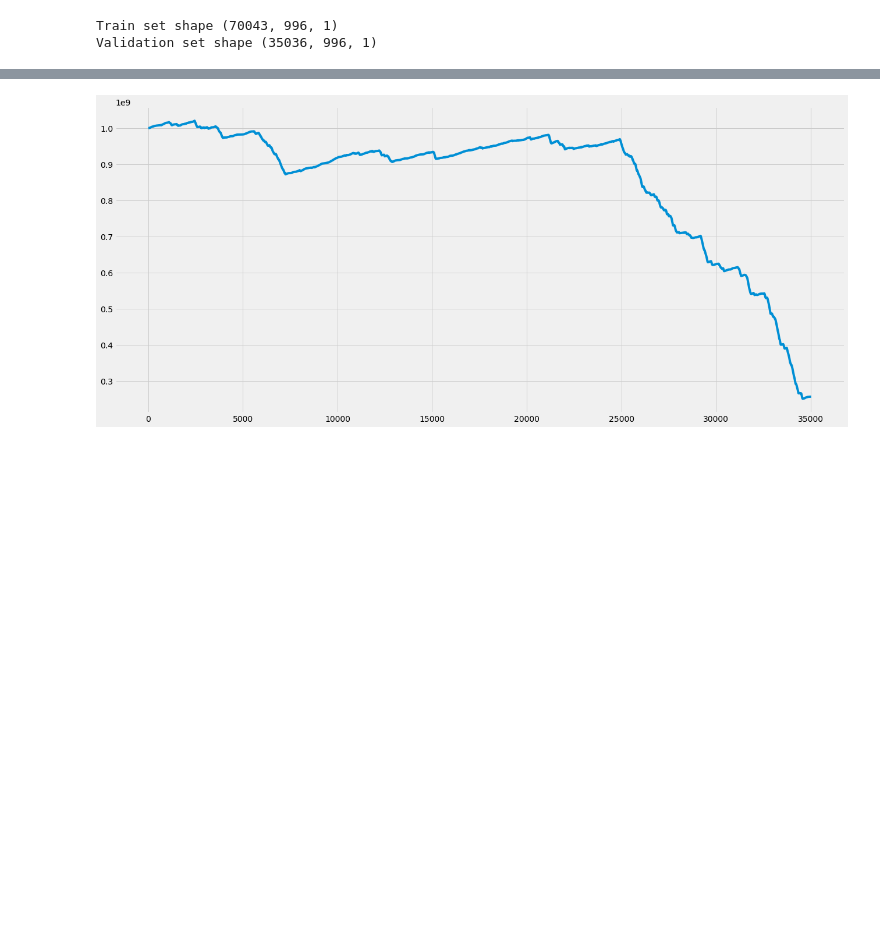
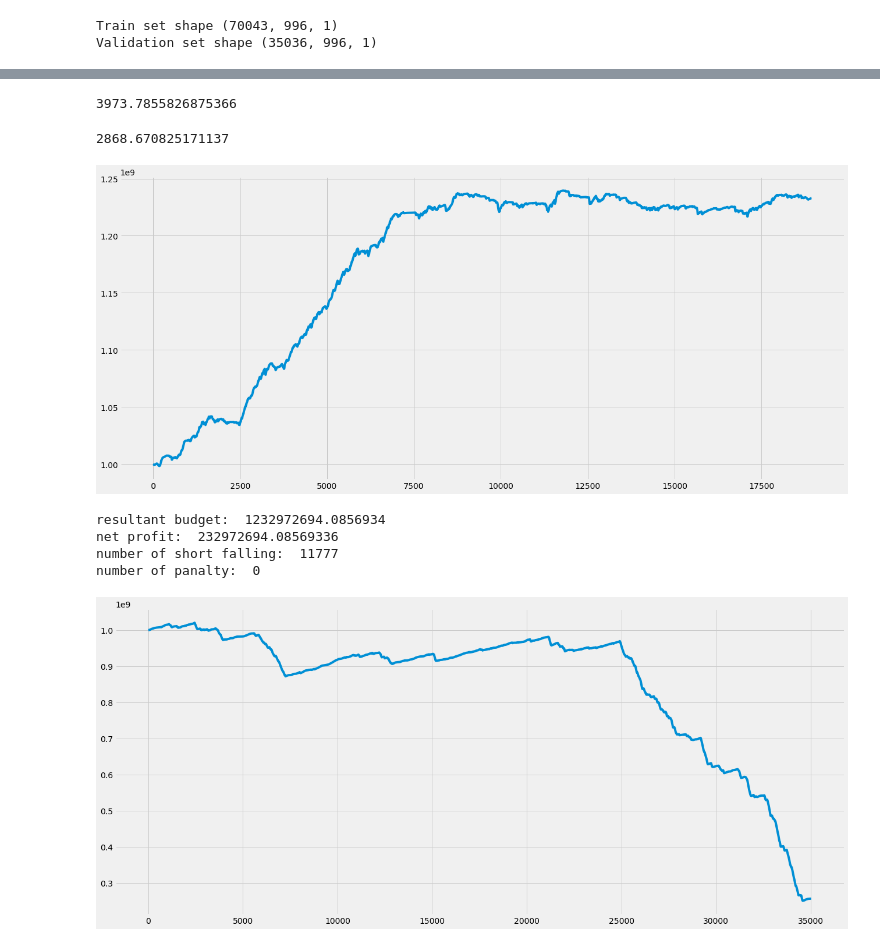
Before and after one commit to wesley34/ai4impactProject2, a Jupyter notebook: tony_lstm.ipynb, the cells around one changed output, grey strips where cells are left out. Drawn from its saved outputs; the diff is of its cells as text; code cells hidden in the pictures; blank space fills up the shorter version.

```diff
--- a/tony_lstm.ipynb
+++ b/tony_lstm.ipynb
@@ -290,4 +320,25 @@ number of short falling:  17245
 number of panalty:  0
+# %%
+y_holdout_pred = reg.predict(X_holdout_series)
+# %%
+np.sqrt(mean_squared_error(y_holdout,y_holdout_pred))
+# %% [output]
+3973.7855826875366
+# %%
+mean_absolute_error(y_holdout,y_holdout_pred)
+# %% [output]
+2868.670825171137
+# %%
+holdout_result = series[series.year.isin([2020])].copy()
+holdout_result['prediction'] = y_holdout_pred
+# %%
+trading(holdout_result['Wind(t+18)'], holdout_result.prediction)
+# %% [output]
+[figure, added]
+resultant budget:  1232972694.0856934
+net profit:  232972694.08569336
+number of short falling:  11777
+number of panalty:  0
 # %%
 test_result['wind_baseline']  = data.Wind.mean()
 # %%
```
Also changed, not shown: parts of 15 cells of this notebook.
